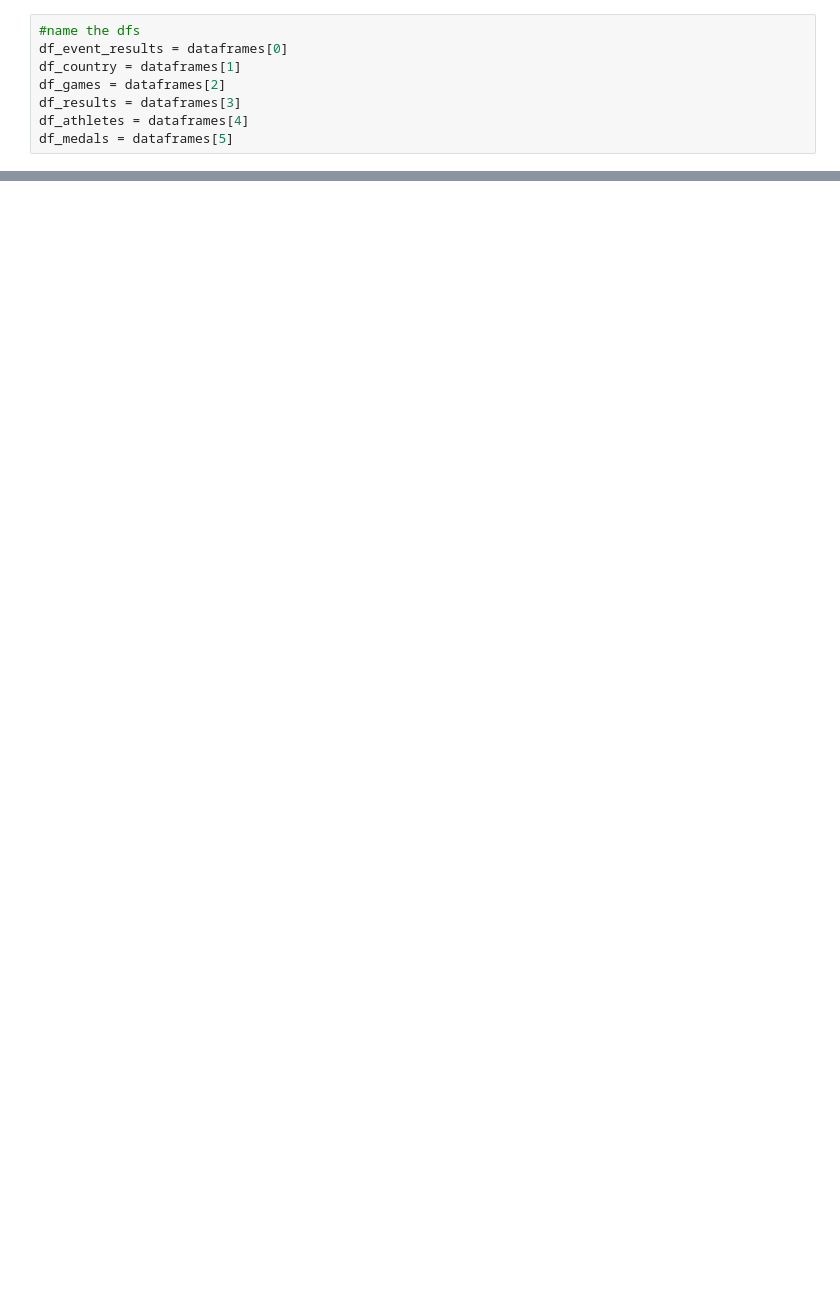
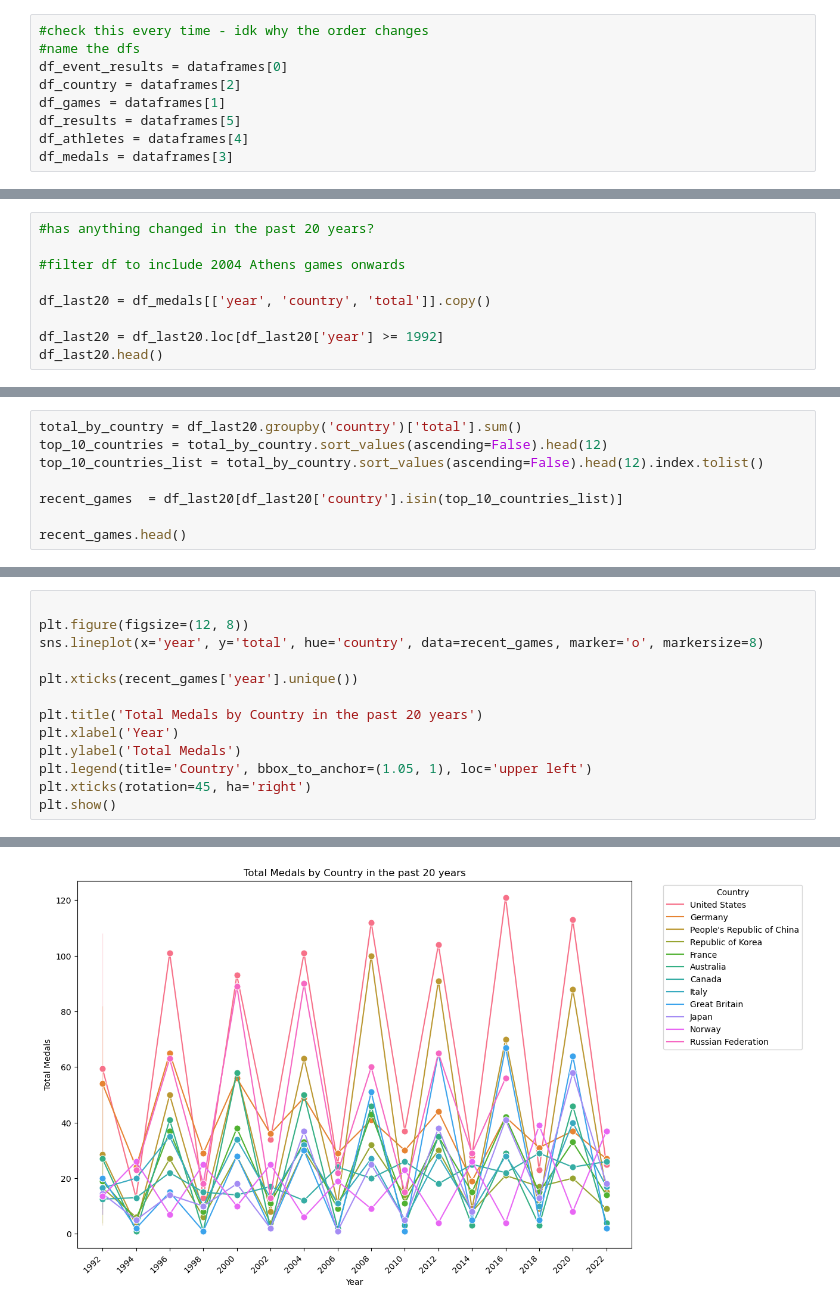
Before and after one commit to ana-047/Olymploration, a Jupyter notebook: Olymploration.ipynb, the cells around one changed output, grey strips where cells are left out. Saved outputs shown, nothing was run; the diff lists cells and outputs as text; blank space fills up the shorter version.

```diff
--- a/Olymploration.ipynb
+++ b/Olymploration.ipynb
@@ -20,8 +29,9 @@ for file in file_list:
 # %%
+#check this every time - idk why the order changes
 #name the dfs
 df_event_results = dataframes[0]
-df_country = dataframes[1]
-df_games = dataframes[2]
-df_results = dataframes[3]
+df_country = dataframes[2]
+df_games = dataframes[1]
+df_results = dataframes[5]
 df_athletes = dataframes[4]
-df_medals = dataframes[5]
+df_medals = dataframes[3]
@@ -132,0 +156,9 @@ df_results.head()
+# %%
+#has anything changed in the past 20 years?
+
+#filter df to include 2004 Athens games onwards
+
+df_last20 = df_medals[['year', 'country', 'total']].copy()
+
+df_last20 = df_last20.loc[df_last20['year'] >= 1992]
+df_last20.head()
@@ -132,0 +172,8 @@ df_results.head()
+# %%
+total_by_country = df_last20.groupby('country')['total'].sum()
+top_10_countries = total_by_country.sort_values(ascending=False).head(12)
+top_10_countries_list = total_by_country.sort_values(ascending=False).head(12).index.tolist()
+
+recent_games  = df_last20[df_last20['country'].isin(top_10_countries_list)]
+
+recent_games.head()
@@ -132,0 +187,14 @@ df_results.head()
+# %%
+
+plt.figure(figsize=(12, 8))
+sns.lineplot(x='year', y='total', hue='country', data=recent_games, marker='o', markersize=8)
+
+plt.xticks(recent_games['year'].unique())
+
+plt.title('Total Medals by Country in the past 20 years')
+plt.xlabel('Year')
+plt.ylabel('Total Medals')
+plt.legend(title='Country', bbox_to_anchor=(1.05, 1), loc='upper left')
+plt.xticks(rotation=45, ha='right')
+plt.show()
+# %% [output]
@@ -132,0 +220 @@ df_results.head()
+[figure, added]
```
Also changed, not shown: parts of 45 cells of this notebook, 12 other files.
